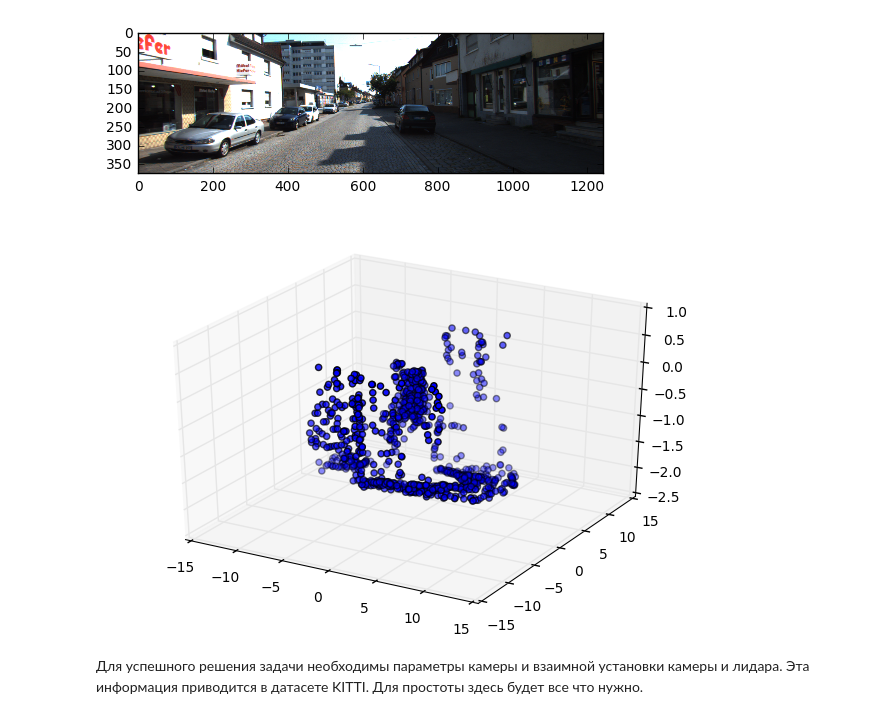
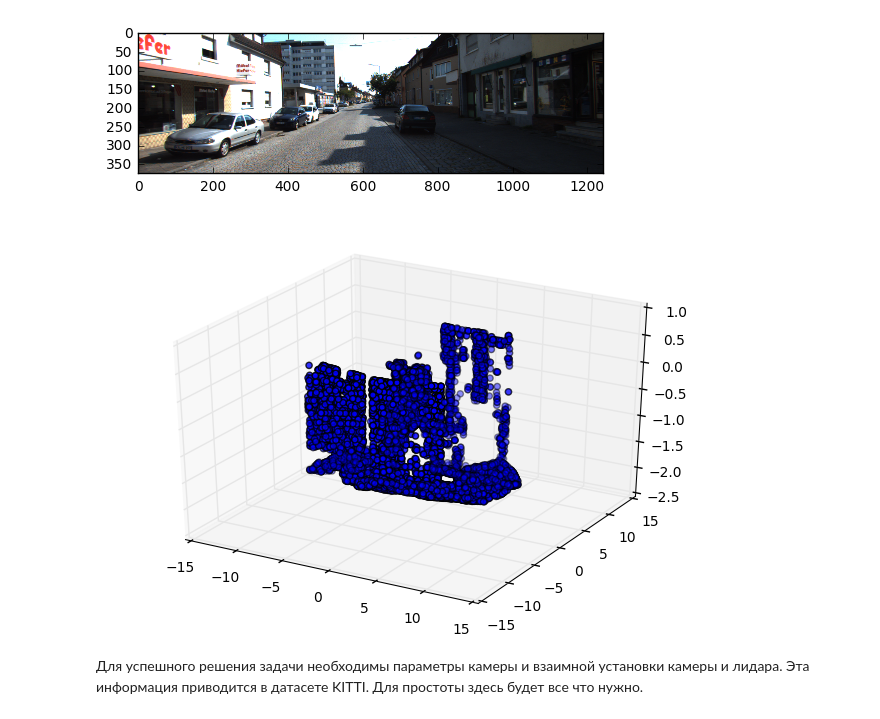
Before and after one commit to grapefroot/camgeom, a Jupyter notebook: notebooks/geometry_and_monocular.ipynb, the cells around one changed output. Drawn from its saved outputs; the diff is of its cells as text; code cells hidden in the pictures.

```diff
--- a/notebooks/geometry_and_monocular.ipynb
+++ b/notebooks/geometry_and_monocular.ipynb
@@ -376,13 +488,13 @@ plt.show()
 # %%
 # точки с лидара
 points = np.load('../data/points.npy')
 f = plt.figure()
 ax = mplot3d.Axes3D(f)
-pts = points[np.random.randint(0, points.shape[0], 1000), :] # отобразим только часть точек, чтобы не было тормозов
+pts = points[np.random.randint(0, points.shape[0], 20000), :] # отобразим только часть точек, чтобы не было тормозов
 ax.scatter(pts[:, 0], pts[:, 1], pts[:, 2])
 plt.show()
 # %% [output]
-[figure, old version]
+[figure, new version]
 # %% [markdown]
 Для успешного решения задачи необходимы параметры камеры и взаимной установки камеры и лидара.
 Эта информация приводится в датасете KITTI.
```
Also changed, not shown: parts of 30 cells of this notebook.
